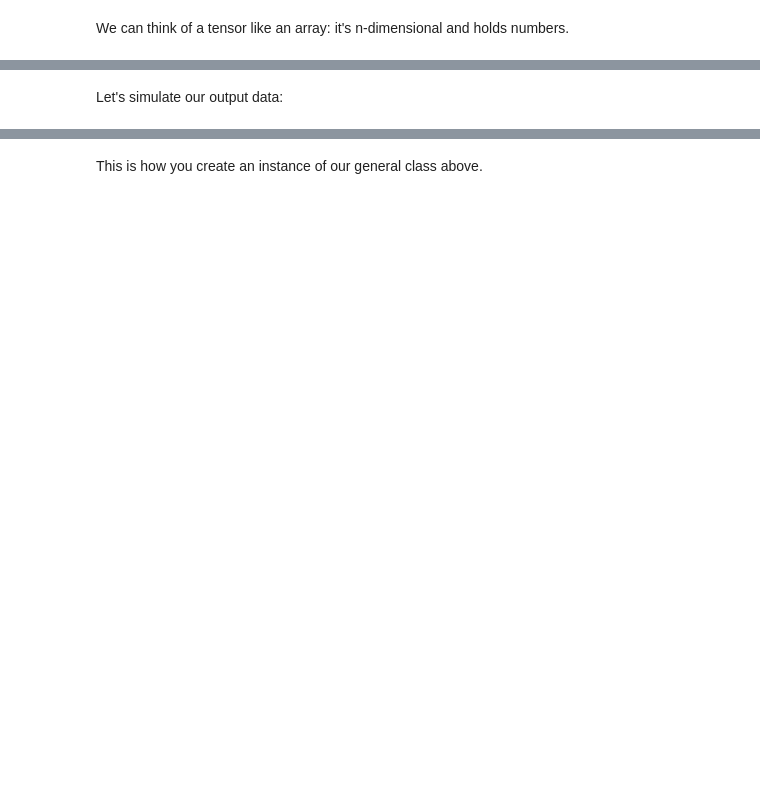
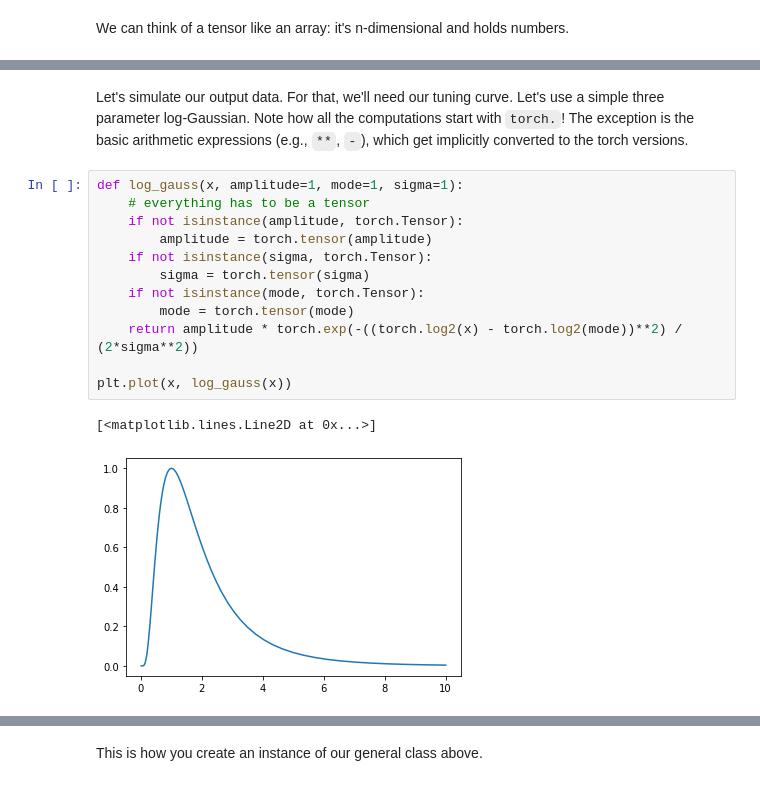
Before and after one commit to billbrod/pytorch_introduction, a Jupyter notebook: pytorch_intro.ipynb, the cells around one changed output, grey strips where cells are left out. Cells and saved outputs as stored; diff of their text form; blank space fills up the shorter version.

```diff
--- a/pytorch_intro.ipynb
+++ b/pytorch_intro.ipynb
@@ -46,2 +56,17 @@ tensor([ 0.0000,  0.1010,  0.2020,  0.3030,  0.4040,  0.5051,  0.6061,  0.7071,
-# %% [markdown]
-Let's simulate our output data:
+# %% [markdown]
+Let's simulate our output data. For that, we'll need our tuning curve. Let's use a simple three parameter log-Gaussian. Note how all the computations start with `torch.`! The exception is the basic arithmetic expressions (e.g., `**`, `-`), which get implicitly converted to the torch versions.
+# %%
+def log_gauss(x, amplitude=1, mode=1, sigma=1):
+    # everything has to be a tensor
+    if not isinstance(amplitude, torch.Tensor):
+        amplitude = torch.tensor(amplitude)
+    if not isinstance(sigma, torch.Tensor):
+        sigma = torch.tensor(sigma)
+    if not isinstance(mode, torch.Tensor):
+        mode = torch.tensor(mode)
+    return amplitude * torch.exp(-((torch.log2(x) - torch.log2(mode))**2) / (2*sigma**2))
+
+plt.plot(x, log_gauss(x))
+# %% [output]
+[<matplotlib.lines.Line2D at 0x...>]
+[figure, added]
```
Also changed, not shown: parts of 28 cells of this notebook, 1 other file.
